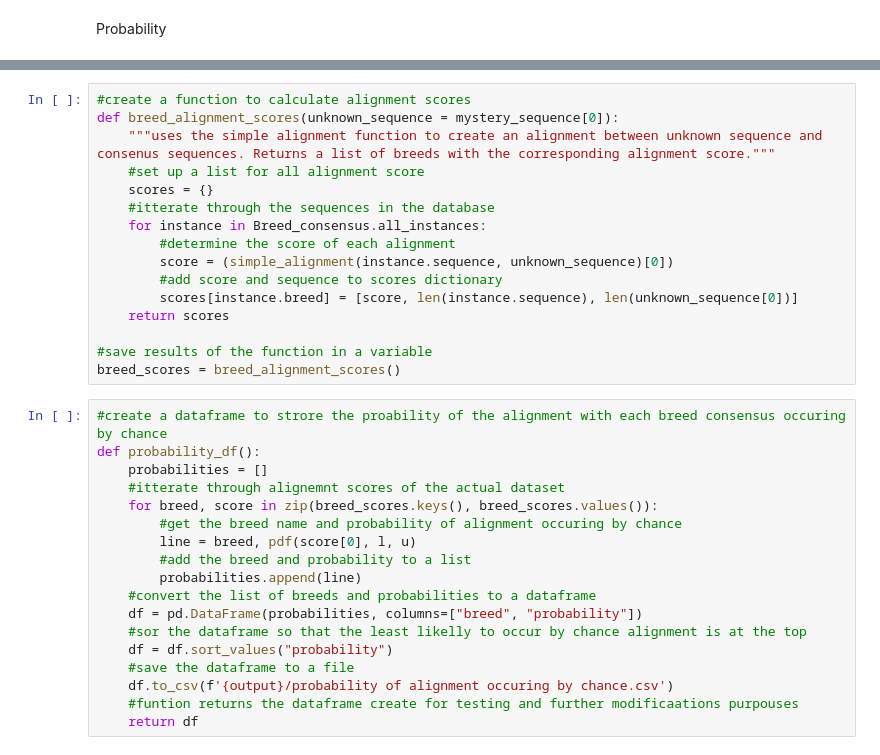
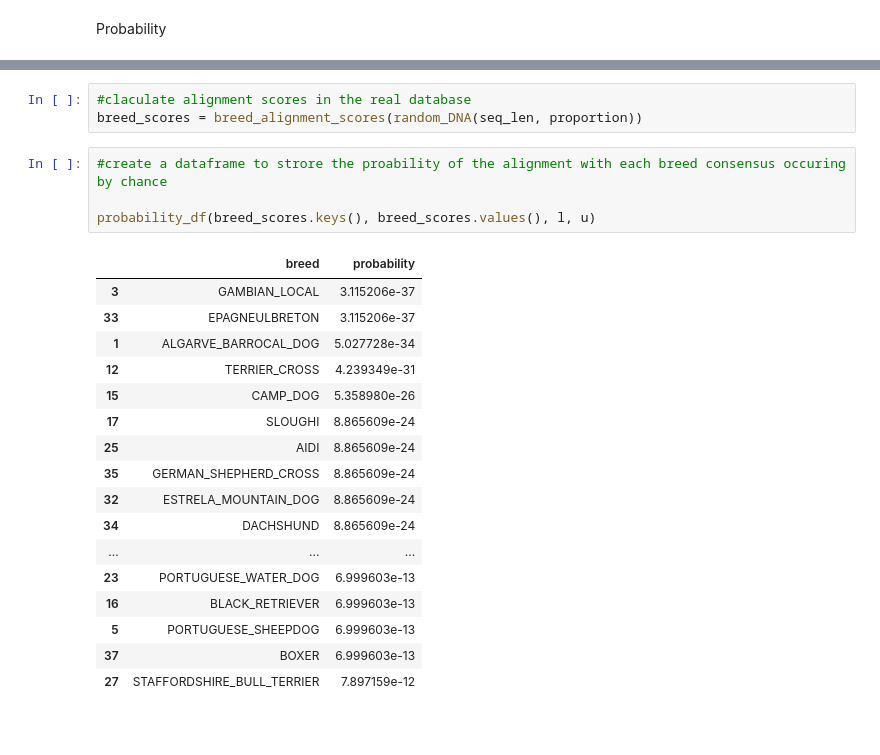
Before and after one commit to lprzem01/Mystery-breed-sequence-identification, a Jupyter notebook: my_project/code/work_in_progress.ipynb, the cells around one changed output, grey strips where cells are left out. Drawn from its saved outputs; the diff is of its cells as text; blank space fills up the shorter version.

```diff
--- a/my_project/code/work_in_progress.ipynb
+++ b/my_project/code/work_in_progress.ipynb
@@ -405,34 +156,25 @@ fig.savefig(f"{output}/probability_distribution")
-# %%
-#create a function to calculate alignment scores
-def breed_alignment_scores(unknown_sequence = mystery_sequence[0]):
-    """uses the simple alignment function to create an alignment between unknown sequence and consenus sequences. Returns a list of breeds with the corresponding alignment score."""
-    #set up a list for all alignment score
-    scores = {}
-    #itterate through the sequences in the database
-    for instance in Breed_consensus.all_instances:
-        #determine the score of each alignment
-        score = (simple_alignment(instance.sequence, unknown_sequence)[0])
-        #add score and sequence to scores dictionary
-        scores[instance.breed] = [score, len(instance.sequence), len(unknown_sequence[0])]
-    return scores
-
-#save results of the function in a variable
-breed_scores = breed_alignment_scores()
-# %%
-#create a dataframe to strore the proability of the alignment with each breed consensus occuring by chance
-def probability_df():
-    probabilities = []
-    #itterate through alignemnt scores of the actual dataset
-    for breed, score in zip(breed_scores.keys(), breed_scores.values()):
-        #get the breed name and probability of alignment occuring by chance
-        line = breed, pdf(score[0], l, u)
-        #add the breed and probability to a list
-        probabilities.append(line)
-    #convert the list of breeds and probabilities to a dataframe
-    df = pd.DataFrame(probabilities, columns=["breed", "probability"])
-    #sor the dataframe so that the least likelly to occur by chance alignment is at the top
-    df = df.sort_values("probability")
-    #save the dataframe to a file
-    df.to_csv(f'{output}/probability of alignment occuring by chance.csv')
-    #funtion returns the dataframe create for testing and further modificaations purpouses
-    return df
+# %%
+#claculate alignment scores in the real database
+breed_scores = breed_alignment_scores(random_DNA(seq_len, proportion))
+# %%
+#create a dataframe to strore the proability of the alignment with each breed consensus occuring by chance
+
+probability_df(breed_scores.keys(), breed_scores.values(), l, u)
+# %% [output]
+|  | breed | probability |
+| 3 | GAMBIAN_LOCAL | 3.115206e-37 |
+| 33 | EPAGNEULBRETON | 3.115206e-37 |
+| 1 | ALGARVE_BARROCAL_DOG | 5.027728e-34 |
+| 12 | TERRIER_CROSS | 4.239349e-31 |
+| 15 | CAMP_DOG | 5.358980e-26 |
+| 17 | SLOUGHI | 8.865609e-24 |
+| 25 | AIDI | 8.865609e-24 |
+| 35 | GERMAN_SHEPHERD_CROSS | 8.865609e-24 |
+| 32 | ESTRELA_MOUNTAIN_DOG | 8.865609e-24 |
+| 34 | DACHSHUND | 8.865609e-24 |
+| ... | ... | ... |
+| 23 | PORTUGUESE_WATER_DOG | 6.999603e-13 |
+| 16 | BLACK_RETRIEVER | 6.999603e-13 |
+| 5 | PORTUGUESE_SHEEPDOG | 6.999603e-13 |
+| 37 | BOXER | 6.999603e-13 |
+| 27 | STAFFORDSHIRE_BULL_TERRIER | 7.897159e-12 |
```
Also changed, not shown: parts of 22 cells of this notebook, 2 other files.
